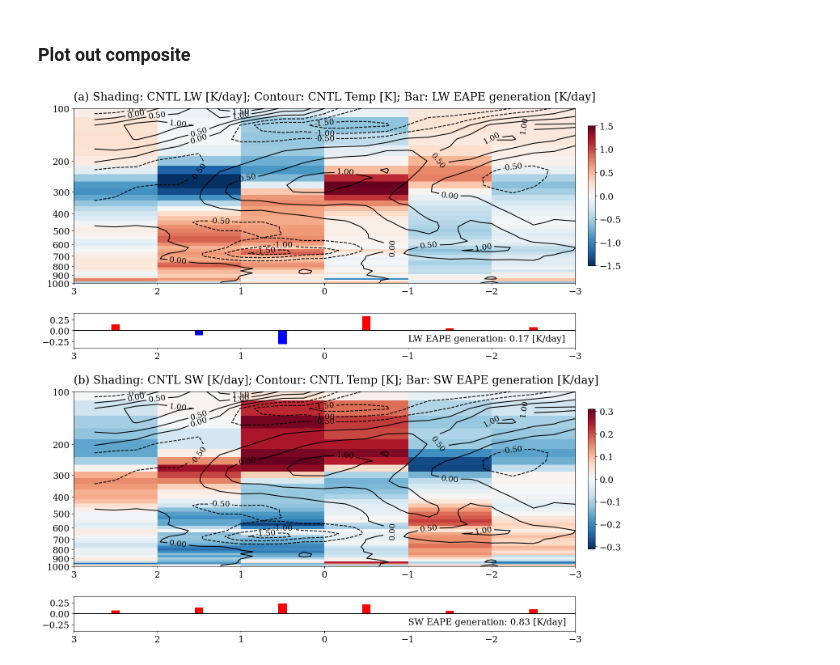
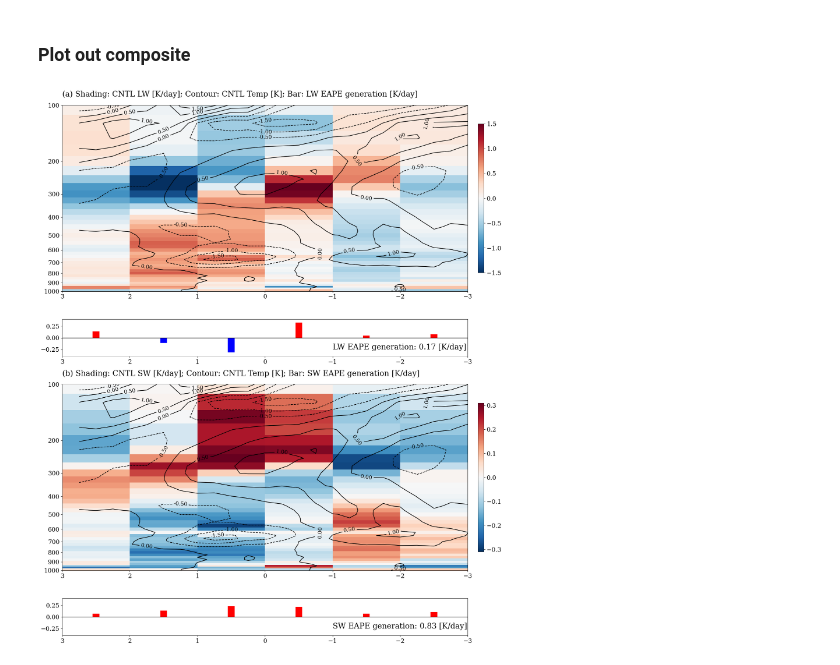
Before and after one commit to JosephKan828/Bachelor_Thesis, a Jupyter notebook: CCKWs_Climatology/CCKWs_lw_comp.ipynb, the cells around one changed output. Saved outputs shown, nothing was run; the diff lists cells and outputs as text; code cells hidden in the pictures.

Commit message:
2025/03/28 rep ot all figures

```diff
--- a/CCKWs_Climatology/CCKWs_lw_comp.ipynb
+++ b/CCKWs_Climatology/CCKWs_lw_comp.ipynb
@@ -176,8 +176,8 @@ plt.rcParams["xtick.labelsize"] = 16
 plt.rcParams["ytick.labelsize"] = 16
 
 # Figure setting
-fig = plt.figure(figsize=(16, 17))
-gs = gridspec.GridSpec(4, 1, height_ratios=[1, 0.2, 1, 0.2], hspace=0.35)
+fig = plt.figure(figsize=(19, 25))
+gs = gridspec.GridSpec(4, 1, height_ratios=[1, 0.2, 1, 0.2], hspace=0.25)
 
 # Upper penel (pcolormesh & contour)
 ax0 = fig.add_subplot(gs[0])
@@ -215,12 +215,12 @@ ax1.axhline(0, color="k")
 ax1.set_yticks(np.linspace(-0.25, 0.25, 3))
 ax1.set_xlim(3, -3)
 ax1.set_ylim(-0.4, 0.4)
-ax1.text(-1, -0.25, f"LW EAPE generation: {np.round(growth_rate_vint['lw'].sum(), 2)} [K/day]", fontsize=16)
+ax1.text(-1, -0.25, f"LW EAPE generation: {np.round(growth_rate_vint['lw'].sum(), 2)} [K/day]", fontsize=20)
 
 # Align ax1 with ax0
 pos0 = ax0.get_position()
 pos1 = ax1.get_position()
-ax1.set_position([pos1.x0, pos1.y0+0.01, pos0.width, pos1.height])
+ax1.set_position([pos1.x0, pos1.y0, pos0.width, pos1.height])
 
 # Upper penel (pcolormesh & contour)
 ax2 = fig.add_subplot(gs[2], sharex=ax0)
@@ -238,33 +238,38 @@ ax2.set_yticks(np.linspace(100, 1000, 10), np.linspace(100, 1000, 10, dtype=int)
 ax2.set_ylim(1000, 100)
 ax2.set_xlim(3, -3)
 ax2.text(3, 90, "(b) Shading: CNTL SW [K/day]; Contour: CNTL Temp [K]; Bar: SW EAPE generation [K/day]", fontsize=20)
 ax2.clabel(t_cf, fmt="%1.2f", inline=True, fontsize=14)
 
+# Align ax1 with ax0
+pos1 = ax1.get_position()
+pos2 = ax2.get_position()
+ax2.set_position([pos2.x0, pos2.y0, pos1.width, pos2.height])
+
 # Lower panel (LW bar plot)
 ax3 = fig.add_subplot(gs[3], sharex=ax0)
 sw_positive_cond = np.where(growth_rate_vint["sw"] > 0)[0]
 sw_negative_cond = np.where(growth_rate_vint["sw"] < 0)[0]
 
 ax3.bar(np.linspace(-2.5, 2.5, 6)[sw_positive_cond], growth_rate_vint["sw"][sw_positive_cond], width=0.1, color="red")
 ax3.bar(np.linspace(-2.5, 2.5, 6)[sw_negative_cond], growth_rate_vint["sw"][sw_negative_cond], width=0.1, color="blue")
 ax3.axhline(0, color="k")
 ax3.set_yticks(np.linspace(-0.25, 0.25, 3))
 ax3.set_xlim(3, -3)
 ax3.set_ylim(-0.4, 0.4)
-ax3.text(-1, -0.25, f"SW EAPE generation: {np.round(growth_rate_vint['sw'].sum(), 2)} [K/day]", fontsize=16)
+ax3.text(-1, -0.25, f"SW EAPE generation: {np.round(growth_rate_vint['sw'].sum(), 2)} [K/day]", fontsize=20)
 
 
 # Add colorbar for ax0
 cax0 = inset_axes(ax2, width="1.5%", height="80%", loc="center right",
                 bbox_to_anchor=(0.04, 0, 1, 1),
                 bbox_transform=ax2.transAxes, borderpad=0)
 fig.colorbar(sw_cf, cax=cax0)
 
 # Align ax1 with ax0
 pos2 = ax2.get_position()
 pos3 = ax3.get_position()
-ax3.set_position([pos3.x0, pos3.y0+0.01, pos2.width, pos3.height])
+ax3.set_position([pos3.x0, pos3.y0, pos2.width, pos3.height])
 
 plt.savefig("/home/b11209013/Bachelor_Thesis/Figure/LW_SW_growthrate.png", dpi=600);
 # %% [output]
-[figure, old version]
+[figure, new version]
```
Also changed, not shown: 11 other files.
